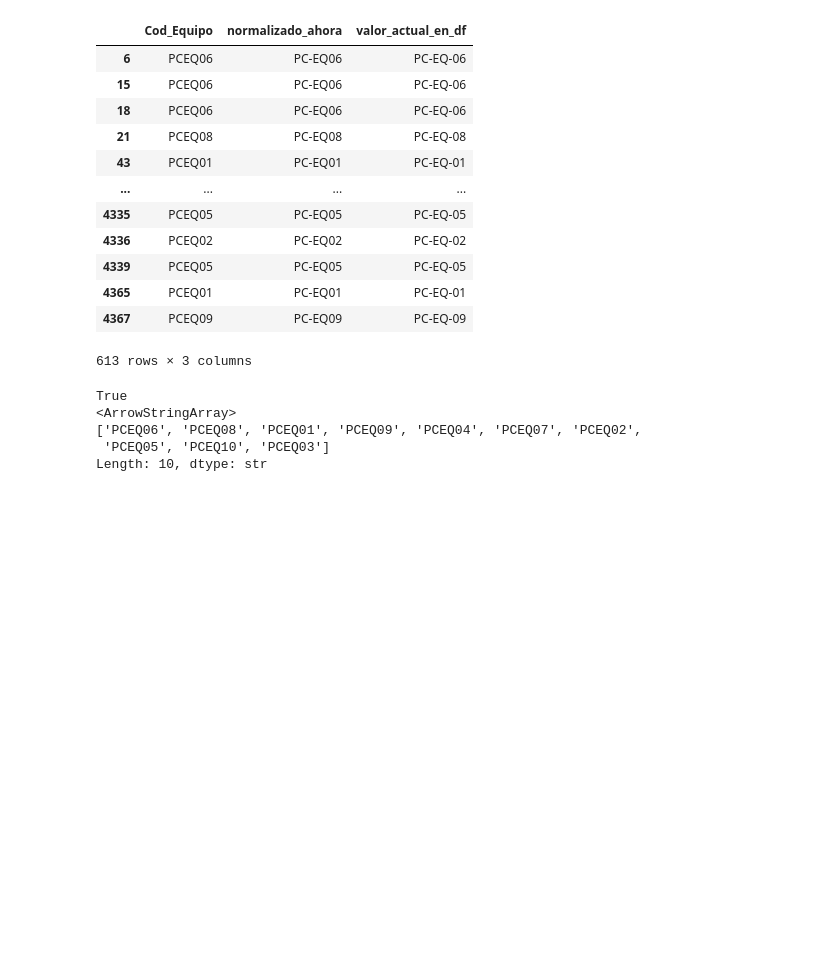
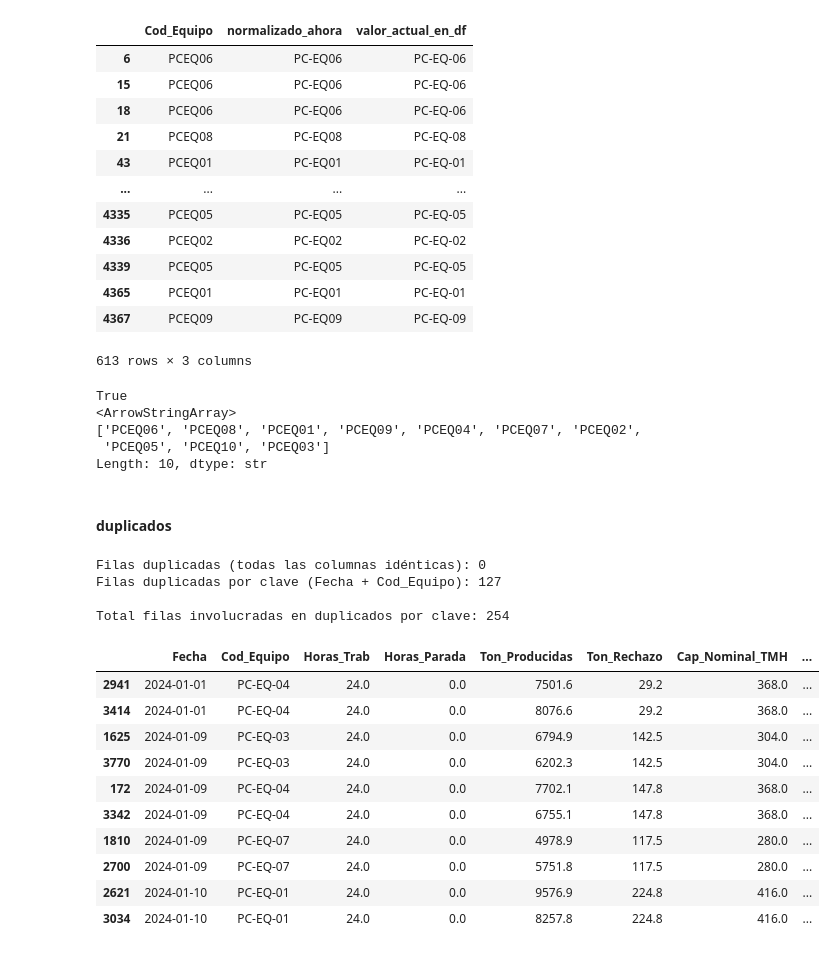
Before and after one commit to josue789a/Mineria-simulacion-v2, a Jupyter notebook: notebooks/Exploracion1.ipynb, the cells around one changed output. Saved outputs shown, nothing was run; the diff lists cells and outputs as text; code cells hidden in the pictures; blank space fills up the shorter version.

Commit message:
8. Duplicados

```diff
--- a/notebooks/Exploracion1.ipynb
+++ b/notebooks/Exploracion1.ipynb
@@ -1204,10 +1201,10 @@ def verificar_capacidad_vs_maestro(df, columna_cap, columna_equipo, columna_fech
     return df_corregido, pd.DataFrame(reporte)
 
 
-prodLegacy_PC, reporte_PC = verificar_capacidad_vs_maestro(
-    prodLegacy_PC, columna_cap='Cap_Nominal_TMH', columna_equipo='Cod_Equipo',
-    columna_fecha='Fecha', df_maestro=dim_equipos,
-    col_maestro_id='equipo_id', col_maestro_valor='capacidad_nominal_tmh',
-    nombre_tabla='prodLegacy_PC'
-)
-display(reporte_PC)
+# prodLegacy_PC, reporte_PC = verificar_capacidad_vs_maestro(
+#     prodLegacy_PC, columna_cap='Cap_Nominal_TMH', columna_equipo='Cod_Equipo',
+#     columna_fecha='Fecha', df_maestro=dim_equipos,
+#     col_maestro_id='equipo_id', col_maestro_valor='capacidad_nominal_tmh',
+#     nombre_tabla='prodLegacy_PC'
+# )
+# display(reporte_PC)
@@ -1577,6 +1571,10 @@ faltantes = equipos_validos_PC - equipos_encontrados
 
 print(f"Equipos normalizados que NO están en dim_equipos (PC): {no_reconocidos}")
 print(f"Equipos de dim_equipos (PC) que NO aparecen en los datos: {faltantes}")
+
+
+#columna huérfana ELIMINADA
+prodLegacy_PC = prodLegacy_PC.drop(columns=['Cod_Equipo_normalizado'])
 # %% [output]
 Valores únicos DESPUÉS de normalizar: 10
 Cod_Equipo_normalizado
@@ -1652,3 +1650,35 @@ True
 ['PCEQ06', 'PCEQ08', 'PCEQ01', 'PCEQ09', 'PCEQ04', 'PCEQ07', 'PCEQ02',
  'PCEQ05', 'PCEQ10', 'PCEQ03']
 Length: 10, dtype: str
+# %% [markdown]
+#### duplicados
+# %%
+# =========================================================
+# Duplicados en prodLegacy_PC
+# =========================================================
+print("Filas duplicadas (todas las columnas idénticas):", prodLegacy_PC.duplicated().sum())
+print("Filas duplicadas por clave (Fecha + Cod_Equipo):", prodLegacy_PC.duplicated(subset=['Fecha','Cod_Equipo']).sum())
+
+# Si hay duplicados por clave pero NO exactos -> son los "duplicados con corrección"
+# que ya viste en Ton_Producidas/Ton_Rechazo (el generador crea copias con valores
+# ligeramente distintos y Fecha_Carga retrasada)
+dup_clave = prodLegacy_PC[prodLegacy_PC.duplicated(subset=['Fecha','Cod_Equipo'], keep=False)]
+print(f"\nTotal filas involucradas en duplicados por clave: {len(dup_clave)}")
+if len(dup_clave) > 0:
+    display(dup_clave.sort_values(['Fecha','Cod_Equipo']).head(10))
+# %% [output]
+Filas duplicadas (todas las columnas idénticas): 0
+Filas duplicadas por clave (Fecha + Cod_Equipo): 127
+
+Total filas involucradas en duplicados por clave: 254
+|  | Fecha | Cod_Equipo | Horas_Trab | Horas_Parada | Ton_Producidas | Ton_Rechazo | Cap_Nominal_TMH | ... |
+| 2941 | 2024-01-01 | PC-EQ-04 | 24.0 | 0.0 | 7501.6 | 29.2 | 368.0 | ... |
+| 3414 | 2024-01-01 | PC-EQ-04 | 24.0 | 0.0 | 8076.6 | 29.2 | 368.0 | ... |
+| 1625 | 2024-01-09 | PC-EQ-03 | 24.0 | 0.0 | 6794.9 | 142.5 | 304.0 | ... |
+| 3770 | 2024-01-09 | PC-EQ-03 | 24.0 | 0.0 | 6202.3 | 142.5 | 304.0 | ... |
+| 172 | 2024-01-09 | PC-EQ-04 | 24.0 | 0.0 | 7702.1 | 147.8 | 368.0 | ... |
+| 3342 | 2024-01-09 | PC-EQ-04 | 24.0 | 0.0 | 6755.1 | 147.8 | 368.0 | ... |
+| 1810 | 2024-01-09 | PC-EQ-07 | 24.0 | 0.0 | 4978.9 | 117.5 | 280.0 | ... |
+| 2700 | 2024-01-09 | PC-EQ-07 | 24.0 | 0.0 | 5751.8 | 117.5 | 280.0 | ... |
+| 2621 | 2024-01-10 | PC-EQ-01 | 24.0 | 0.0 | 9576.9 | 224.8 | 416.0 | ... |
+| 3034 | 2024-01-10 | PC-EQ-01 | 24.0 | 0.0 | 8257.8 | 224.8 | 416.0 | ... |
```
Also changed, not shown: parts of 10 cells of this notebook.
